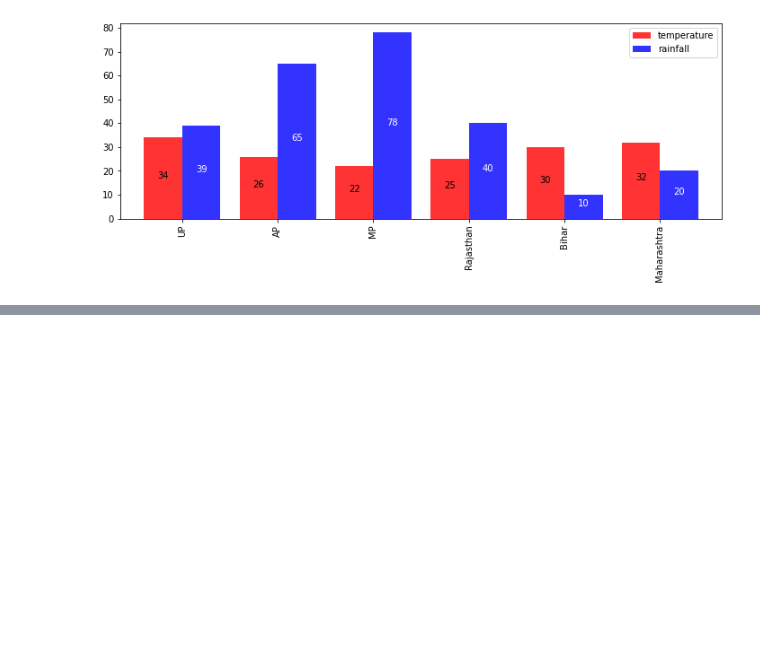
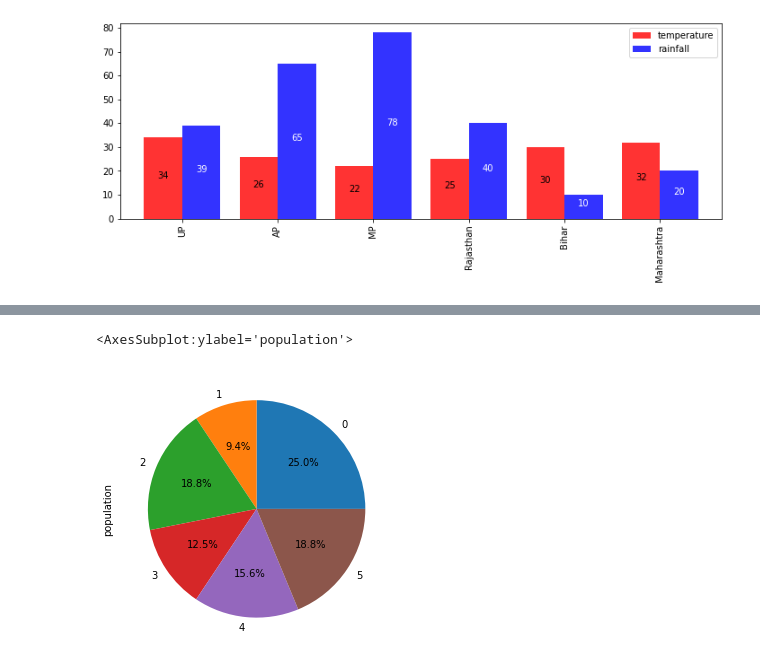
Before and after one commit to akash-yadav-git/Data-Science-Course, a Jupyter notebook: visualization.ipynb, the cells around one changed output, grey strips where cells are left out. Cells and saved outputs as stored; diff of their text form; code cells hidden in the pictures; blank space fills up the shorter version.

Commit message:
visualization

```diff
--- a/visualization.ipynb
+++ b/visualization.ipynb
@@ -128,0 +139,5 @@ plt.show()
+# %%
+data.population.plot(kind='pie', figsize=(5,5), autopct='%.1f%%')
+# %% [output]
+<AxesSubplot:ylabel='population'>
+[figure, added]
```
Also changed, not shown: parts of 16 cells of this notebook, 1 other file.
